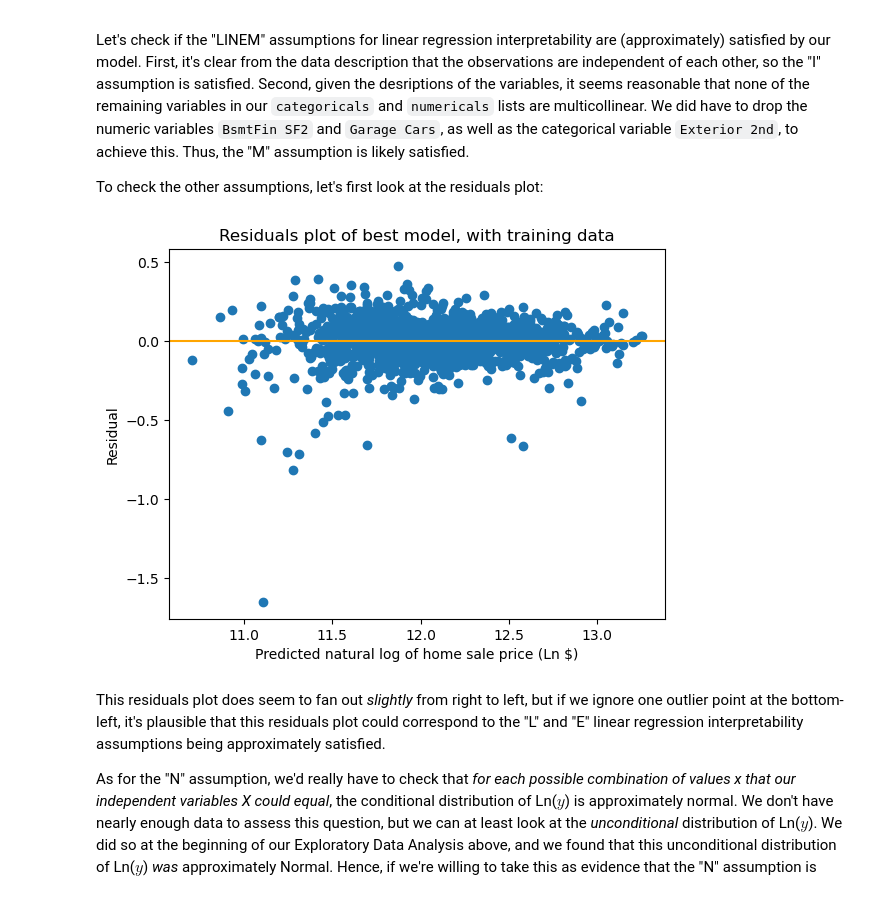
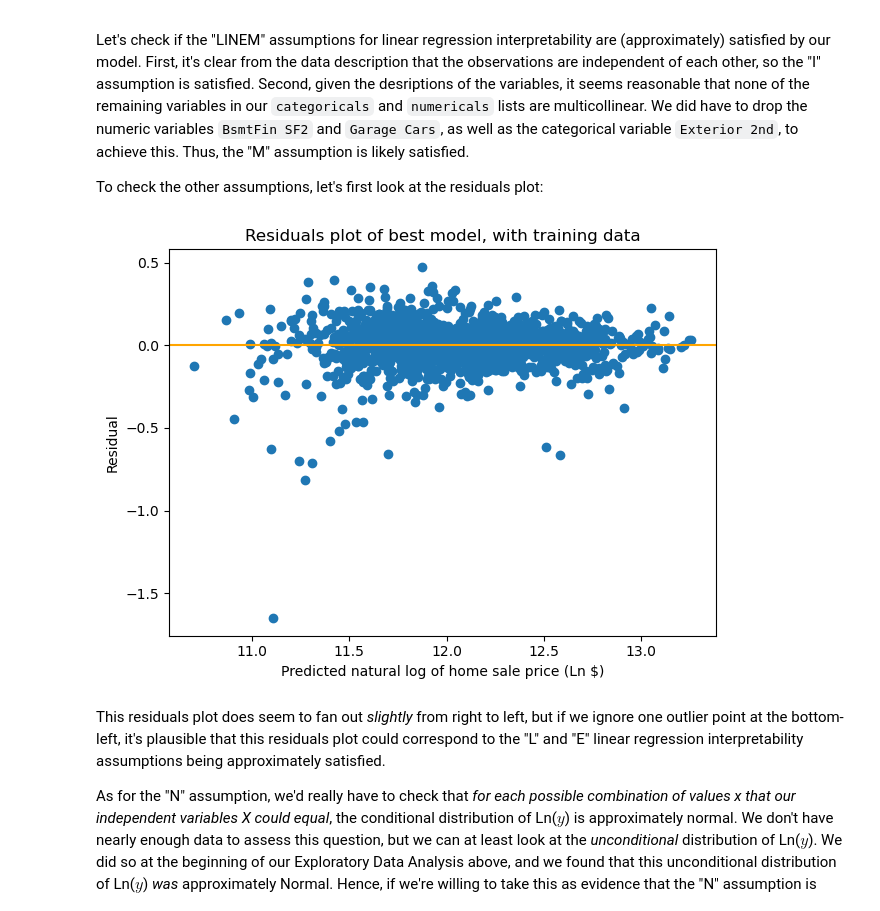
Before and after one commit to simonlazarus/Predicting-House-Prices-with-Linear-Regression, a Jupyter notebook: code/4_modeling.ipynb, the cells around one changed output. Saved outputs shown, nothing was run; the diff lists cells and outputs as text; code cells hidden in the pictures.

```diff
--- a/code/4_modeling.ipynb
+++ b/code/4_modeling.ipynb
@@ -966,11 +966,14 @@ resids = np.log(y_train) - preds
 # %%
 plt.scatter(preds, resids)
 plt.axhline(0,color='orange');
 plt.title('Residuals plot of best model, with training data');
 plt.xlabel('Predicted natural log of home sale price (Ln $)');
 plt.ylabel('Residual');
+
+plt.tight_layout()
+plt.savefig('../images/resids.png')
 # %% [output]
-[figure, old version]
+[figure, new version]
 # %% [markdown]
 This residuals plot does seem to fan out *slightly* from right to left, but if we ignore one outlier point at the bottom-left, it's plausible that this residuals plot could correspond to the "L" and "E" linear regression interpretability assumptions being approximately satisfied.
 
```
Also changed, not shown: parts of 1 cell of this notebook, 4 other files.
